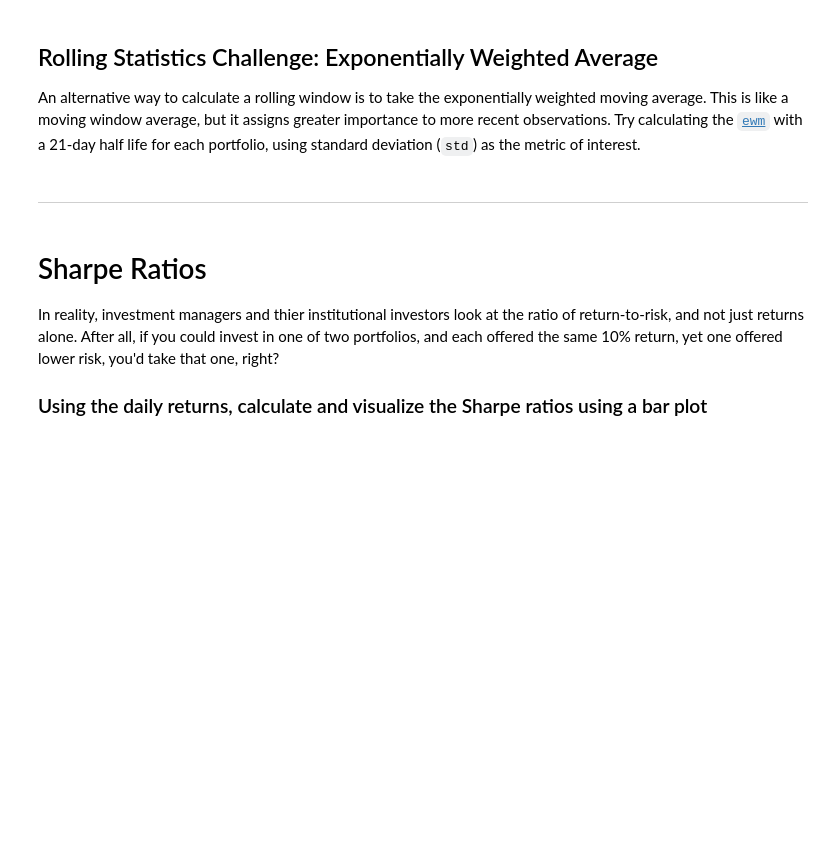
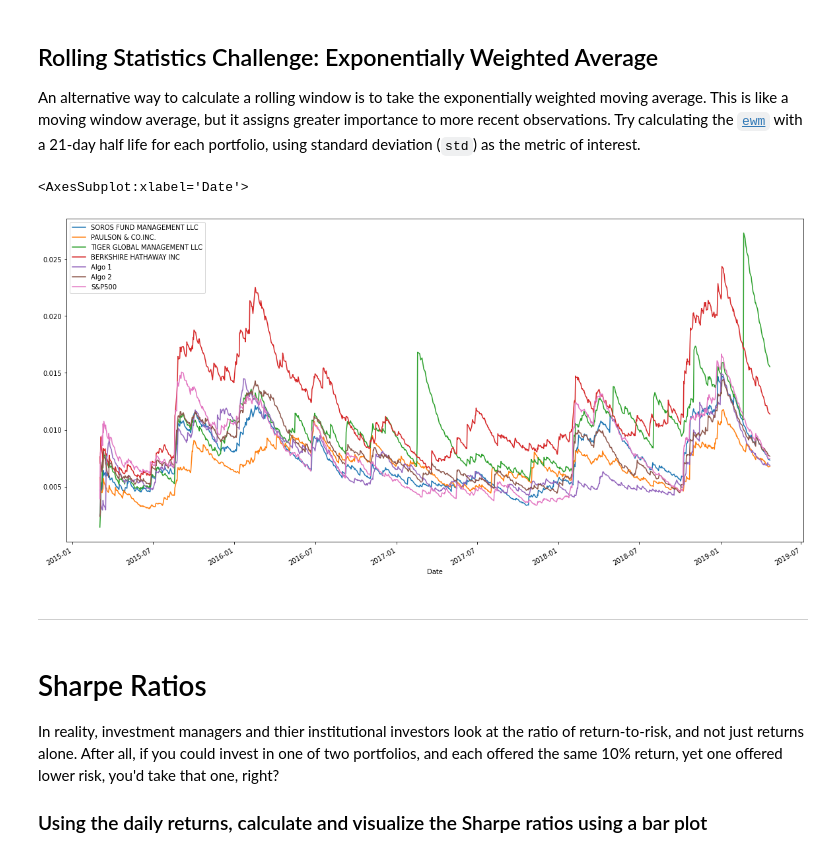
Before and after one commit to jackdavis185/Portfolio_Analysis, a Jupyter notebook: Starter_Code/whale_analysis.ipynb, the cells around one changed output. Cells and saved outputs as stored; diff of their text form; code cells hidden in the pictures; blank space fills up the shorter version.

```diff
--- a/Starter_Code/whale_analysis.ipynb
+++ b/Starter_Code/whale_analysis.ipynb
@@ -248,6 +283,11 @@ Risk changes over time. Analyze the rolling statistics for Risk and Beta.
 An alternative way to calculate a rolling window is to take the exponentially weighted moving average. This is like a moving window average, but it assigns greater importance to more recent observations. Try calculating the [`ewm`](https://pandas.pydata.org/pandas-docs/stable/reference/api/pandas.DataFrame.ewm.html) with a 21-day half life for each portfolio, using standard deviation (`std`) as the metric of interest.
 # %%
 # Use `ewm` to calculate the rolling window
+ewm_returns_std = combined_returns.ewm(halflife = 21).std()
+ewm_returns_std.plot(figsize = (20, 10))
+# %% [output]
+<AxesSubplot:xlabel='Date'>
+[figure, added]
 # %% [markdown]
 ---
 # %% [markdown]
```
Also changed, not shown: parts of 11 cells of this notebook.
